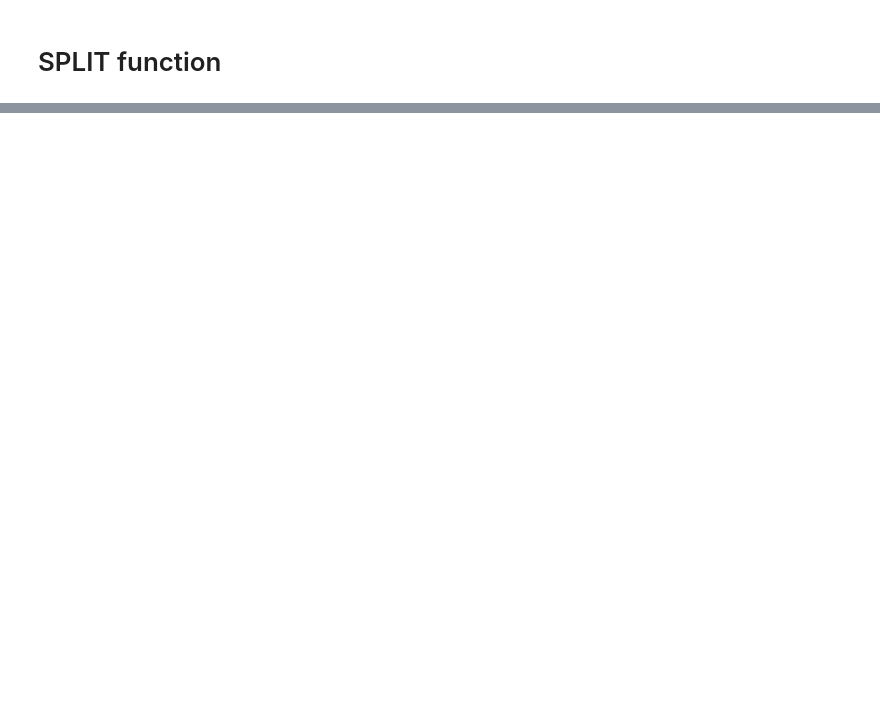
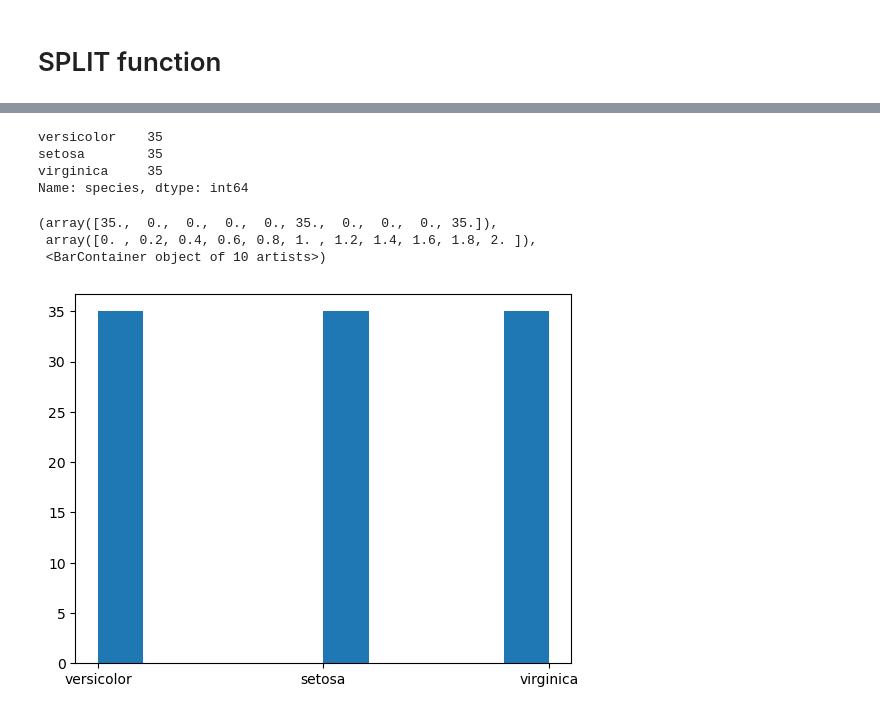
Before and after one commit to SHAWNSMITH16/classification_exercises, a Jupyter notebook: classification_exercises.ipynb, the cells around one changed output, grey strips where cells are left out. Cells and saved outputs as stored; diff of their text form; code cells hidden in the pictures; blank space fills up the shorter version.

```diff
--- a/classification_exercises.ipynb
+++ b/classification_exercises.ipynb
@@ -571,7 +202,7 @@ def prep_telco(df):
     df.drop(columns = useless_cols, inplace = True)
 
     dummies = pd.get_dummies(df[['gender', 'partner', 'dependents', 'phone_service', 'multiple_lines', 'churn',
-                                  'online_security', 'online_backup', 'tech_support']])
+                                  'online_security', 'online_backup', 'tech_support']], drop_first = True)
 
     df = pd.concat([df, dummies], axis = 1)
 
@@ -632,0 +244,4 @@ tvt_telco_train.shape, tvt_telco_val.shape, tvt_telco_test.shape
+# %%
+ex_iris_df = acquire.get_iris_data()
+# %%
+ex_iris_df = prep_iris(ex_iris_df)
@@ -632,0 +278,2 @@ tvt_telco_train.shape, tvt_telco_val.shape, tvt_telco_test.shape
+# %%
+train, validate, test = prepare.train_val_test(ex_iris_df, 'species')
@@ -632,0 +383,14 @@ tvt_telco_train.shape, tvt_telco_val.shape, tvt_telco_test.shape
+# %%
+train.species.value_counts()
+# %% [output]
+versicolor    35
+setosa        35
+virginica     35
+Name: species, dtype: int64
+# %%
+plt.hist(train.species)
+# %% [output]
+(array([35.,  0.,  0.,  0.,  0., 35.,  0.,  0.,  0., 35.]),
+ array([0. , 0.2, 0.4, 0.6, 0.8, 1. , 1.2, 1.4, 1.6, 1.8, 2. ]),
+ <BarContainer object of 10 artists>)
+[figure, added]
```
Also changed, not shown: parts of 109 cells of this notebook.
